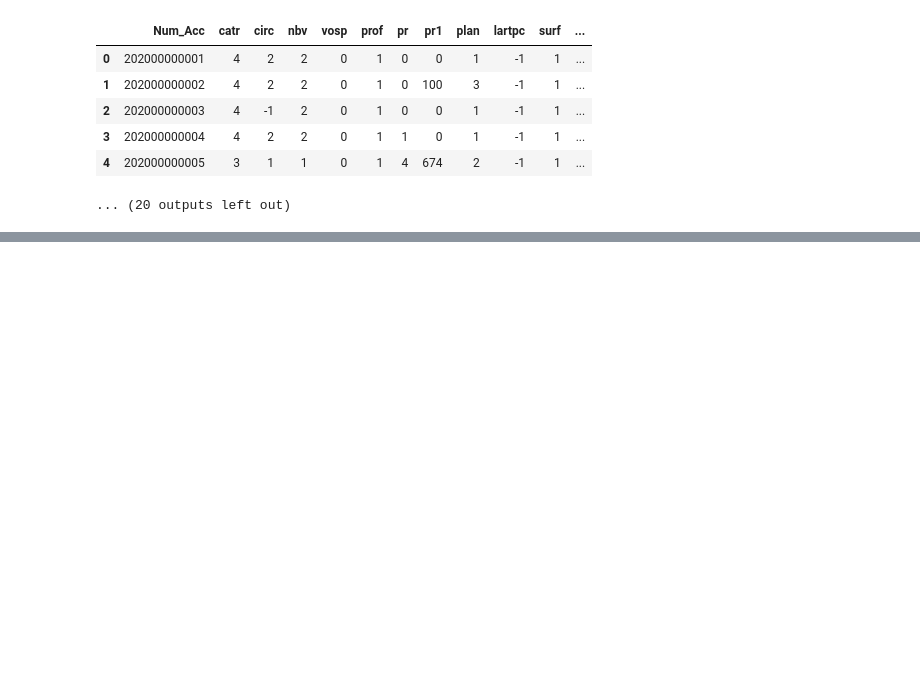
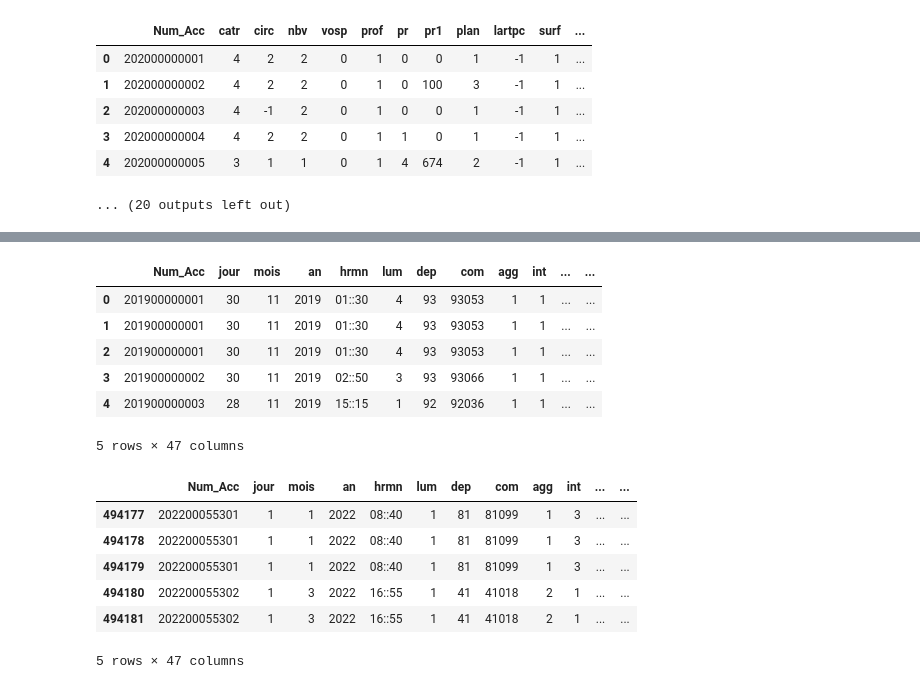
Before and after one commit to remithiney/Projet_Accidentologie, a Jupyter notebook: notebooks/preprocessing.ipynb, the cells around one changed output, grey strips where cells are left out. Drawn from its saved outputs; the diff is of its cells as text; code cells hidden in the pictures; blank space fills up the shorter version.

```diff
--- a/notebooks/preprocessing.ipynb
+++ b/notebooks/preprocessing.ipynb
@@ -532,0 +474,27 @@ dtype: object
+# %%
+# Merge des 4 dataframes en 1
+
+
+def merge_dataframes(concatenated_dataframes):
+    df_caracteristiques = concatenated_dataframes[0]
+    df_lieux = concatenated_dataframes[1]
+    df_usagers = concatenated_dataframes[2]
+    df_vehicules = concatenated_dataframes[3]
+
+    merged_df = pd.merge(df_caracteristiques, df_lieux, on='Num_Acc', how='inner')
+    merged_df = pd.merge(merged_df, df_usagers, on='Num_Acc', how='inner')
+    merged_df = pd.merge(merged_df, df_vehicules, on=['Num_Acc', 'id_vehicule', 'num_veh'], how='inner')
+
+    return merged_df
+# %%
+# Fusionner les DataFrames concaténés en un seul sur 'Num_Acc'
+
+final_merged_df = merge_dataframes(concatenated_dataframes)
+
+
+# Afficher les premiers et derniers enregistrements du DataFrame final pour vérification
+
+logging.info(f"DataFrame final fusionné: {final_merged_df.shape}")
+display(final_merged_df.head())
+display(final_merged_df.tail())
+# %% [output]
@@ -532,0 +502,14 @@ dtype: object
+|  | Num_Acc | jour | mois | an | hrmn | lum | dep | com | agg | int | ... | ... |
+| 0 | 201900000001 | 30 | 11 | 2019 | 01::30 | 4 | 93 | 93053 | 1 | 1 | ... | ... |
+| 1 | 201900000001 | 30 | 11 | 2019 | 01::30 | 4 | 93 | 93053 | 1 | 1 | ... | ... |
+| 2 | 201900000001 | 30 | 11 | 2019 | 01::30 | 4 | 93 | 93053 | 1 | 1 | ... | ... |
+| 3 | 201900000002 | 30 | 11 | 2019 | 02::50 | 3 | 93 | 93066 | 1 | 1 | ... | ... |
+| 4 | 201900000003 | 28 | 11 | 2019 | 15::15 | 1 | 92 | 92036 | 1 | 1 | ... | ... |
+5 rows × 47 columns
+|  | Num_Acc | jour | mois | an | hrmn | lum | dep | com | agg | int | ... | ... |
+| 494177 | 202200055301 | 1 | 1 | 2022 | 08::40 | 1 | 81 | 81099 | 1 | 3 | ... | ... |
+| 494178 | 202200055301 | 1 | 1 | 2022 | 08::40 | 1 | 81 | 81099 | 1 | 3 | ... | ... |
+| 494179 | 202200055301 | 1 | 1 | 2022 | 08::40 | 1 | 81 | 81099 | 1 | 3 | ... | ... |
+| 494180 | 202200055302 | 1 | 3 | 2022 | 16::55 | 1 | 41 | 41018 | 2 | 1 | ... | ... |
+| 494181 | 202200055302 | 1 | 3 | 2022 | 16::55 | 1 | 41 | 41018 | 2 | 1 | ... | ... |
+5 rows × 47 columns
```
Also changed, not shown: parts of 15 cells of this notebook.
